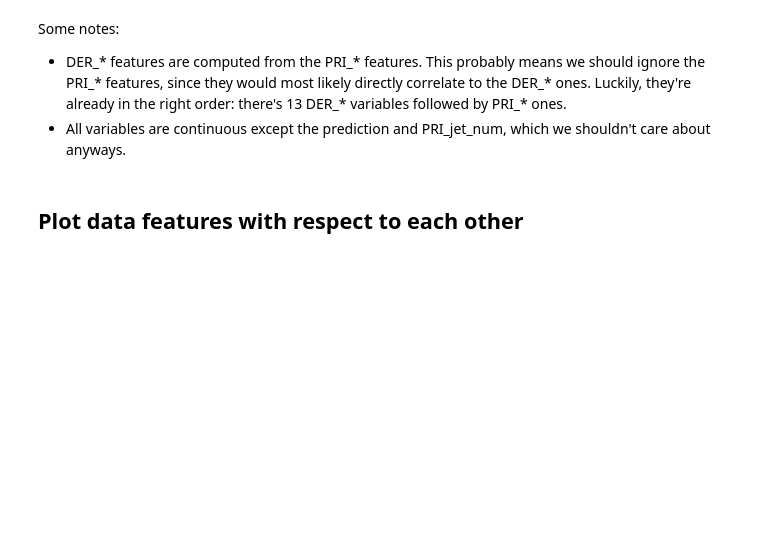
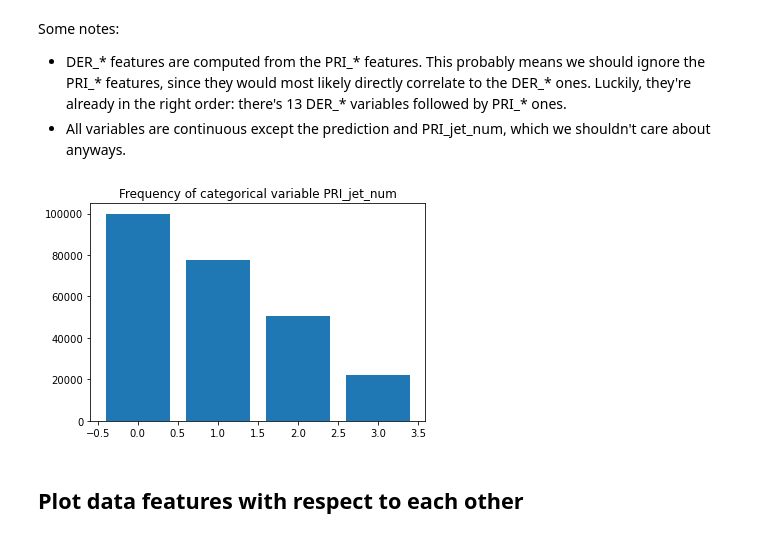
Before and after one commit to CRefice/ML_course, a Jupyter notebook: projects/project1/scripts/project1.ipynb, the cells around one changed output. Cells and saved outputs as stored; diff of their text form; code cells hidden in the pictures; blank space fills up the shorter version.

```diff
--- a/projects/project1/scripts/project1.ipynb
+++ b/projects/project1/scripts/project1.ipynb
@@ -36,6 +36,13 @@ plt.show()
 Some notes:
 * DER_* features are computed from the PRI_* features. This probably means we should ignore the PRI_* features, since they would most likely directly correlate to the DER_* ones. Luckily, they're already in the right order: there's 13 DER_* variables followed by PRI_* ones.
 * All variables are continuous except the prediction and PRI_jet_num, which we shouldn't care about anyways.
+# %%
+unique, counts = np.unique(tX[:,num_jets], return_counts=True)
+plt.bar(unique, counts)
+plt.title("Frequency of categorical variable PRI_jet_num")
+plt.show()
+# %% [output]
+[figure, added]
 # %% [markdown]
 ## Plot data features with respect to each other
 # %%
```
Also changed, not shown: parts of 10 cells of this notebook, 2 other files.
